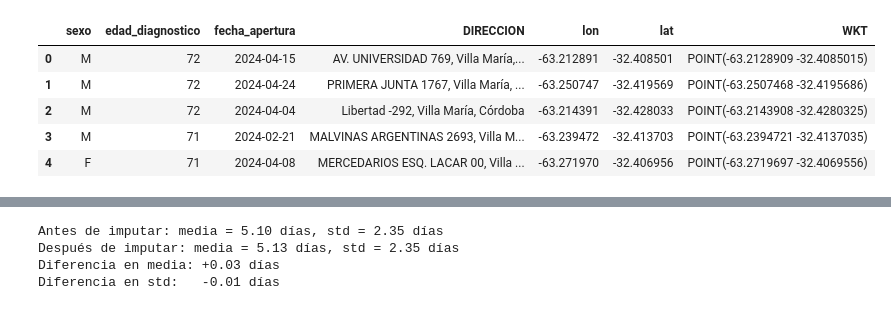
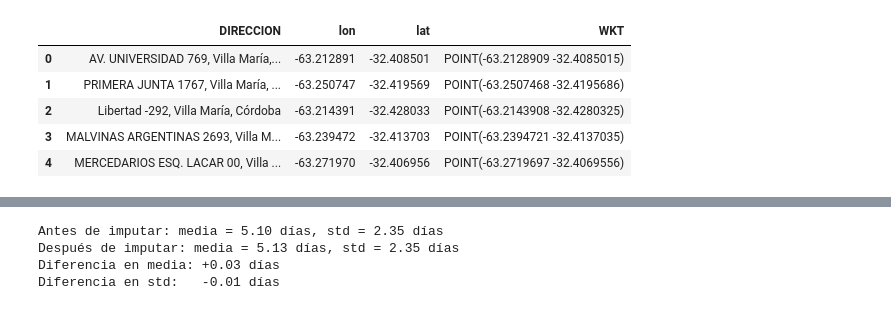
Before and after one commit to Nainho1703/Plataforma-Dengue, a Jupyter notebook: Modelo/1.- preprocesar_datos.ipynb, the cells around one changed output, grey strips where cells are left out. Saved outputs shown, nothing was run; the diff lists cells and outputs as text; code cells hidden in the pictures.

```diff
--- a/Modelo/1.- preprocesar_datos.ipynb
+++ b/Modelo/1.- preprocesar_datos.ipynb
@@ -1,29 +1,30 @@
 # %%
 import pandas as pd
 import numpy as np
 from shapely import wkt
 from pyproj import CRS
 import geopandas as gpd
 from scipy.spatial import cKDTree
 import sqlite3
 from datetime import date
 from shapely.geometry import shape
 import os
-
+pd.set_option('display.max_columns', None)
+pd.set_option('display.width', None)
 
 ruta_excel = r"Datos\Casos\Casos Direccion Correcta.xlsx"
 df0 = pd.read_excel(ruta_excel)
 
 # df_casos=df0.drop(["DIRECCION"],axis=1)
 df0.head()
 
 df0=df0.loc[~((df0["DIRECCION"].isnull())&(~df0["WKT"].isnull()))]
 df00=df0[["DIRECCION","lon","lat","WKT"]].drop_duplicates()
 df00.head()
 # %% [output]
-|  | sexo | edad_diagnostico | fecha_apertura | DIRECCION | lon | lat | WKT |
-| 0 | M | 72 | 2024-04-15 | AV. UNIVERSIDAD 769, Villa María,... | -63.212891 | -32.408501 | POINT(-63.2128909 -32.4085015) |
-| 1 | M | 72 | 2024-04-24 | PRIMERA JUNTA 1767, Villa María, ... | -63.250747 | -32.419569 | POINT(-63.2507468 -32.4195686) |
-| 2 | M | 72 | 2024-04-04 | Libertad -292, Villa María, Córdoba | -63.214391 | -32.428033 | POINT(-63.2143908 -32.4280325) |
-| 3 | M | 71 | 2024-02-21 | MALVINAS ARGENTINAS 2693, Villa M... | -63.239472 | -32.413703 | POINT(-63.2394721 -32.4137035) |
-| 4 | F | 71 | 2024-04-08 | MERCEDARIOS ESQ. LACAR 00, Villa ... | -63.271970 | -32.406956 | POINT(-63.2719697 -32.4069556) |
+|  | DIRECCION | lon | lat | WKT |
+| 0 | AV. UNIVERSIDAD 769, Villa María,... | -63.212891 | -32.408501 | POINT(-63.2128909 -32.4085015) |
+| 1 | PRIMERA JUNTA 1767, Villa María, ... | -63.250747 | -32.419569 | POINT(-63.2507468 -32.4195686) |
+| 2 | Libertad -292, Villa María, Córdoba | -63.214391 | -32.428033 | POINT(-63.2143908 -32.4280325) |
+| 3 | MALVINAS ARGENTINAS 2693, Villa M... | -63.239472 | -32.413703 | POINT(-63.2394721 -32.4137035) |
+| 4 | MERCEDARIOS ESQ. LACAR 00, Villa ... | -63.271970 | -32.406956 | POINT(-63.2719697 -32.4069556) |
```
Also changed, not shown: parts of 29 cells of this notebook, 38 other files.
